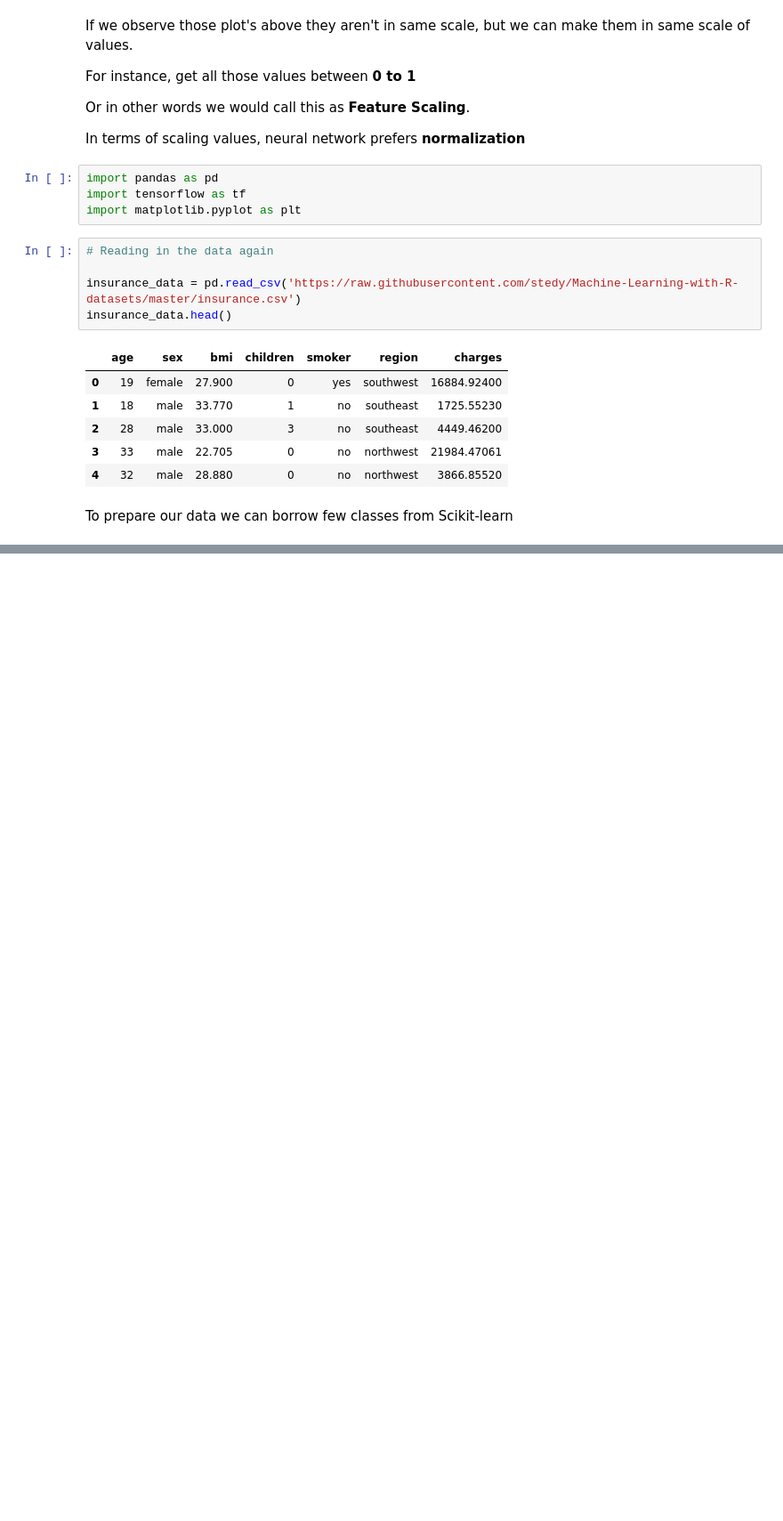
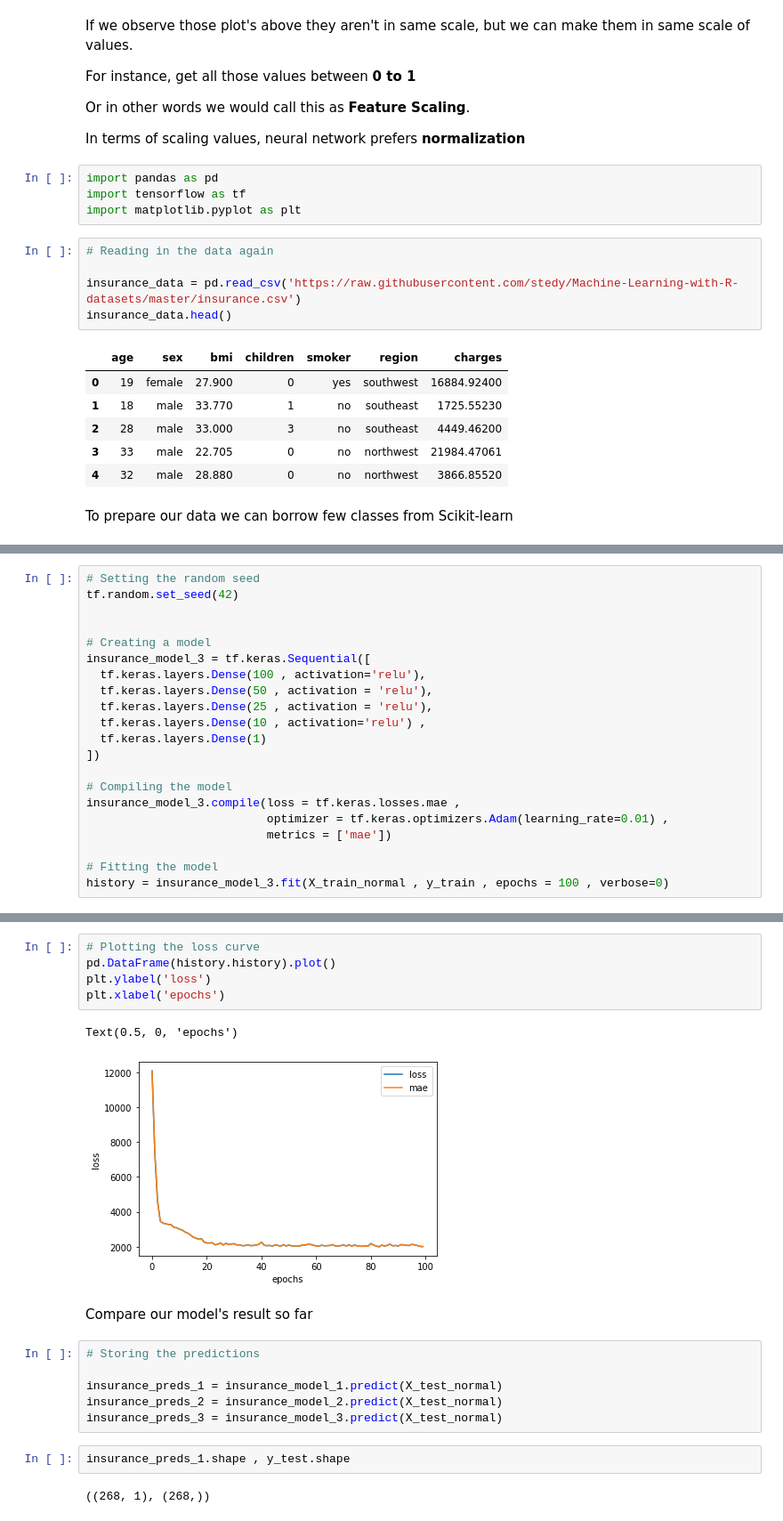
Before and after one commit to ashikshafi08/Learning_Tensorflow, a Jupyter notebook: Notebooks/01_Neural_Network_Regression_with_Tensorflow.ipynb, the cells around one changed output, grey strips where cells are left out. Shown at 89% size. Cells and saved outputs as stored; diff of their text form; blank space fills up the shorter version.

```diff
--- a/Notebooks/01_Neural_Network_Regression_with_Tensorflow.ipynb
+++ b/Notebooks/01_Neural_Network_Regression_with_Tensorflow.ipynb
@@ -1614,0 +1732,21 @@ X_train_normal = ct.transform(X_train)
+# %%
+# Setting the random seed
+tf.random.set_seed(42)
+
+
+# Creating a model
+insurance_model_3 = tf.keras.Sequential([
+  tf.keras.layers.Dense(100 , activation='relu'),
+  tf.keras.layers.Dense(50 , activation = 'relu'),
+  tf.keras.layers.Dense(25 , activation = 'relu'),
+  tf.keras.layers.Dense(10 , activation='relu') ,
+  tf.keras.layers.Dense(1)
+])
+
+# Compiling the model
+insurance_model_3.compile(loss = tf.keras.losses.mae ,
+                          optimizer = tf.keras.optimizers.Adam(learning_rate=0.01) ,
+                          metrics = ['mae'])
+
+# Fitting the model
+history = insurance_model_3.fit(X_train_normal , y_train , epochs = 100 , verbose=0)
@@ -1614,0 +1759,20 @@ X_train_normal = ct.transform(X_train)
+# %%
+# Plotting the loss curve
+pd.DataFrame(history.history).plot()
+plt.ylabel('loss')
+plt.xlabel('epochs')
+# %% [output]
+Text(0.5, 0, 'epochs')
+[figure, added]
+# %% [markdown]
+Compare our model's result so far
+# %%
+# Storing the predictions
+
+insurance_preds_1 = insurance_model_1.predict(X_test_normal)
+insurance_preds_2 = insurance_model_2.predict(X_test_normal)
+insurance_preds_3 = insurance_model_3.predict(X_test_normal)
+# %%
+insurance_preds_1.shape , y_test.shape
+# %% [output]
+((268, 1), (268,))
```
Also changed, not shown: parts of 36 cells of this notebook.
